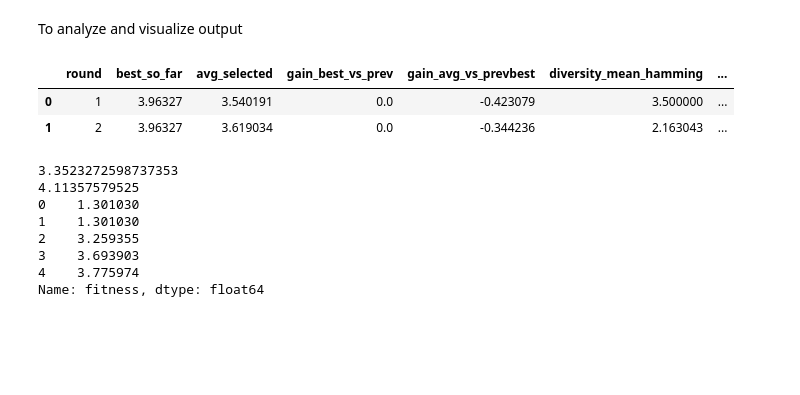
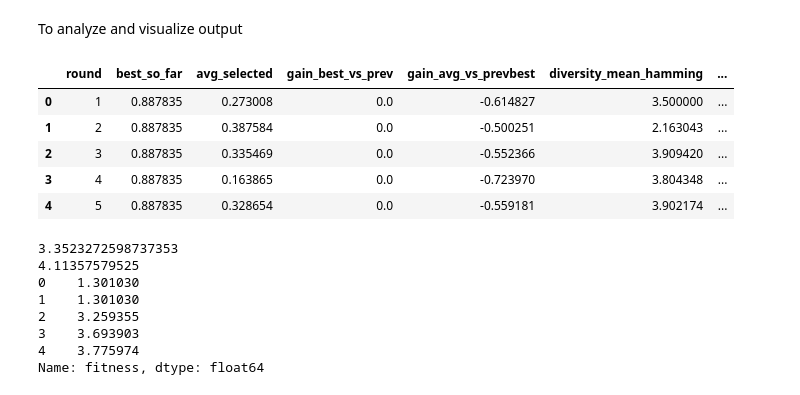
Before and after one commit to theerapas/Rosaloid, a Jupyter notebook: scripts/lookatoutput.ipynb, the cells around one changed output. Cells and saved outputs as stored; diff of their text form; code cells hidden in the pictures; blank space fills up the shorter version.

```diff
--- a/scripts/lookatoutput.ipynb
+++ b/scripts/lookatoutput.ipynb
@@ -3,73 +3,48 @@ To analyze and visualize output
 # %%
 import pandas as pd, numpy as np
 from itertools import combinations
 from scipy.stats import spearmanr
 
 # === Load your files ===
 dms = pd.read_csv("../data/dms_le2.csv")[["sequence","fitness"]].rename(columns={"sequence":"seq"})
-seed96 = pd.read_csv("../results/STEP2_initial96.csv")[["sequence","fitness"]].rename(columns={"sequence":"seq"})
-props1 = pd.read_csv("../results/STEP5_bo_proposals_round1.csv")[["seq","mu","sigma","ei","hd_to_WT"]]
-props2 = pd.read_csv("../results/STEP5_bo_proposals_round2.csv")[["seq","mu","sigma","ei","hd_to_WT"]]
+seed96 = pd.read_csv("../results/STEP2_initial96_2.csv")[["sequence","fitness"]].rename(columns={"sequence":"seq"})
+props1 = pd.read_csv("../results/STEP5_bo_proposals_round1_2.csv")[["seq","mu","sigma","ei","hd_to_WT"]]
+props2 = pd.read_csv("../results/STEP5_bo_proposals_round2_2.csv")[["seq","mu","sigma","ei","hd_to_WT"]]
+props3 = pd.read_csv("../results/STEP5_bo_proposals_round3_2.csv")[["seq","mu","sigma","ei","hd_to_WT"]]
+props4 = pd.read_csv("../results/STEP5_bo_proposals_round4_2.csv")[["seq","mu","sigma","ei","hd_to_WT"]]
+props5 = pd.read_csv("../results/STEP5_bo_proposals_round5_2.csv")[["seq","mu","sigma","ei","hd_to_WT"]]
+summ = pd.read_csv("../results/summary_rounds_5.csv")
 
 truth = dict(zip(dms["seq"], dms["fitness"]))
 
 # === helpers ===
 def y_of(seqs): return np.array([truth.get(s,np.nan) for s in seqs],dtype=float)
-def hamming(a,b): return sum(c1!=c2 for c1,c2 in zip(a,b))
-def mean_pairwise_hamming(seqs):
-    if len(seqs)<2: return 0
-    return np.mean([hamming(x,y) for x,y in combinations(seqs,2)])
-def topk_true_in_selected(selected,pool,k):
-    pool_sorted = sorted(pool,key=lambda s: truth.get(s,-np.inf),reverse=True)
-    true_top = set(pool_sorted[:min(k,len(pool_sorted))])
-    sel = set(selected)
-    hit = len(sel & true_top)
-    return hit/min(k,len(sel))
 
 # === reconstruct round pools ===
 measured_r0 = set(seed96["seq"])
 pool_r1 = [s for s in dms["seq"] if s not in measured_r0]
 sel_r1 = props1["seq"].tolist()
 measured_r1 = measured_r0 | set(sel_r1)
 pool_r2 = [s for s in dms["seq"] if s not in measured_r1]
 sel_r2 = props2["seq"].tolist()
+measured_r2 = measured_r1 | set(sel_r2)
+pool_r3 = [s for s in dms["seq"] if s not in measured_r2]
+sel_r3 = props3["seq"].tolist()
+measured_r3 = measured_r2 | set(sel_r3)
+pool_r4 = [s for s in dms["seq"] if s not in measured_r3]
+sel_r4 = props4["seq"].tolist()
+measured_r4 = measured_r3 | set(sel_r2)
+pool_r5 = [s for s in dms["seq"] if s not in measured_r4]
+sel_r5 = props5["seq"].tolist()
 
-# === metrics ===
-def round_metrics(round_id, selected, pool, measured_prev, props_df):
-    y_sel = y_of(selected)
-    best_prev = np.nanmax(y_of(list(measured_prev))) if measured_prev else np.nan
-    best_now = np.nanmax(y_of(list(measured_prev | set(selected))))
-    avg_sel = np.nanmean(y_sel)
-    gain_best = best_now - best_prev
-    gain_avg  = avg_sel - best_prev
-    div = mean_pairwise_hamming(selected)
-    hit24 = topk_true_in_selected(selected,pool,24)
-    hit96 = topk_true_in_selected(selected,pool,96)
-    rho = np.nan
-    if "mu" in props_df.columns:
-        mask = ~np.isnan(y_sel)
-        rho = spearmanr(props_df.loc[mask,"mu"], y_sel[mask]).correlation
-    return {
-        "round":round_id,
-        "best_so_far":best_now,
-        "avg_selected":avg_sel,
-        "gain_best_vs_prev":gain_best,
-        "gain_avg_vs_prevbest":gain_avg,
-        "diversity_mean_hamming":div,
-        "Hit@24":hit24,
-        "Hit@96":hit96,
-        "Spearman(μ,true)":rho
-    }
-
-summary = []
-summary.append(round_metrics(1, sel_r1, pool_r1, measured_r0, props1))
-summary.append(round_metrics(2, sel_r2, pool_r2, measured_r1, props2))
-summary_df = pd.DataFrame(summary)
-summary_df
+summ
 # %% [output]
 |  | round | best_so_far | avg_selected | gain_best_vs_prev | gain_avg_vs_prevbest | diversity_mean_hamming | ... |
-| 0 | 1 | 3.96327 | 3.540191 | 0.0 | -0.423079 | 3.500000 | ... |
-| 1 | 2 | 3.96327 | 3.619034 | 0.0 | -0.344236 | 2.163043 | ... |
+| 0 | 1 | 0.887835 | 0.273008 | 0.0 | -0.614827 | 3.500000 | ... |
+| 1 | 2 | 0.887835 | 0.387584 | 0.0 | -0.500251 | 2.163043 | ... |
+| 2 | 3 | 0.887835 | 0.335469 | 0.0 | -0.552366 | 3.909420 | ... |
+| 3 | 4 | 0.887835 | 0.163865 | 0.0 | -0.723970 | 3.804348 | ... |
+| 4 | 5 | 0.887835 | 0.328654 | 0.0 | -0.559181 | 3.902174 | ... |
 # %%
 print(dms['fitness'].mean())
 print(dms['fitness'].max())
```
Also changed, not shown: parts of 6 cells of this notebook.
